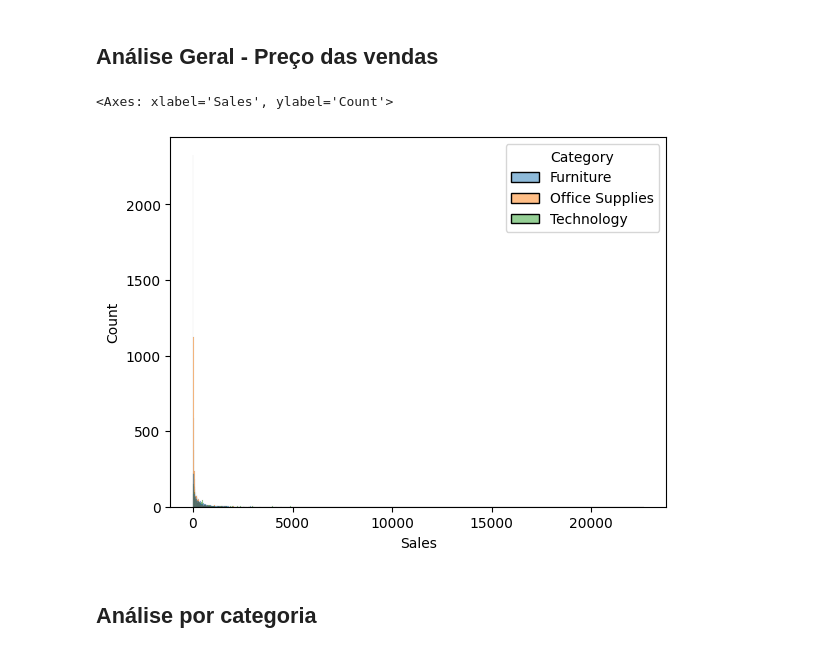
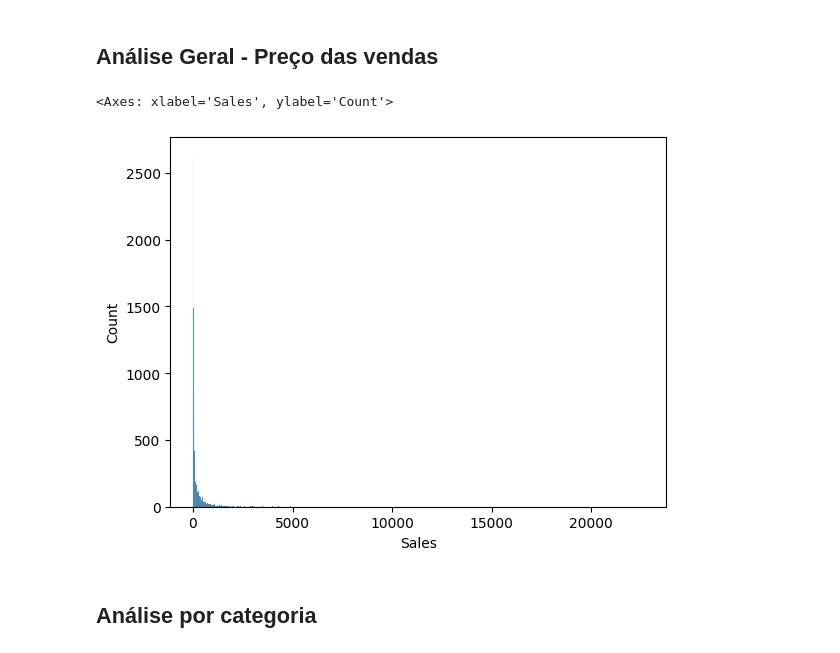
Before and after one commit to RaphaCosil/Tarefa1Estatistica, a Jupyter notebook: analysis.ipynb, the cells around one changed output. Drawn from its saved outputs; the diff is of its cells as text; code cells hidden in the pictures.

```diff
--- a/analysis.ipynb
+++ b/analysis.ipynb
@@ -58,11 +58,11 @@ display(df_loja_base)
 # %% [markdown]
 ## Análise Geral - Preço das vendas
 # %%
-preco_geral = sns.histplot(df_loja_base, x='Sales', hue='Category')
+preco_geral = sns.histplot(df_loja_base, x='Sales')
 display(preco_geral)
 # %% [output]
 <Axes: xlabel='Sales', ylabel='Count'>
-[figure, old version]
+[figure, new version]
 # %% [markdown]
 ## Análise por categoria
 # %%
```
Also changed, not shown: parts of 13 cells of this notebook.
